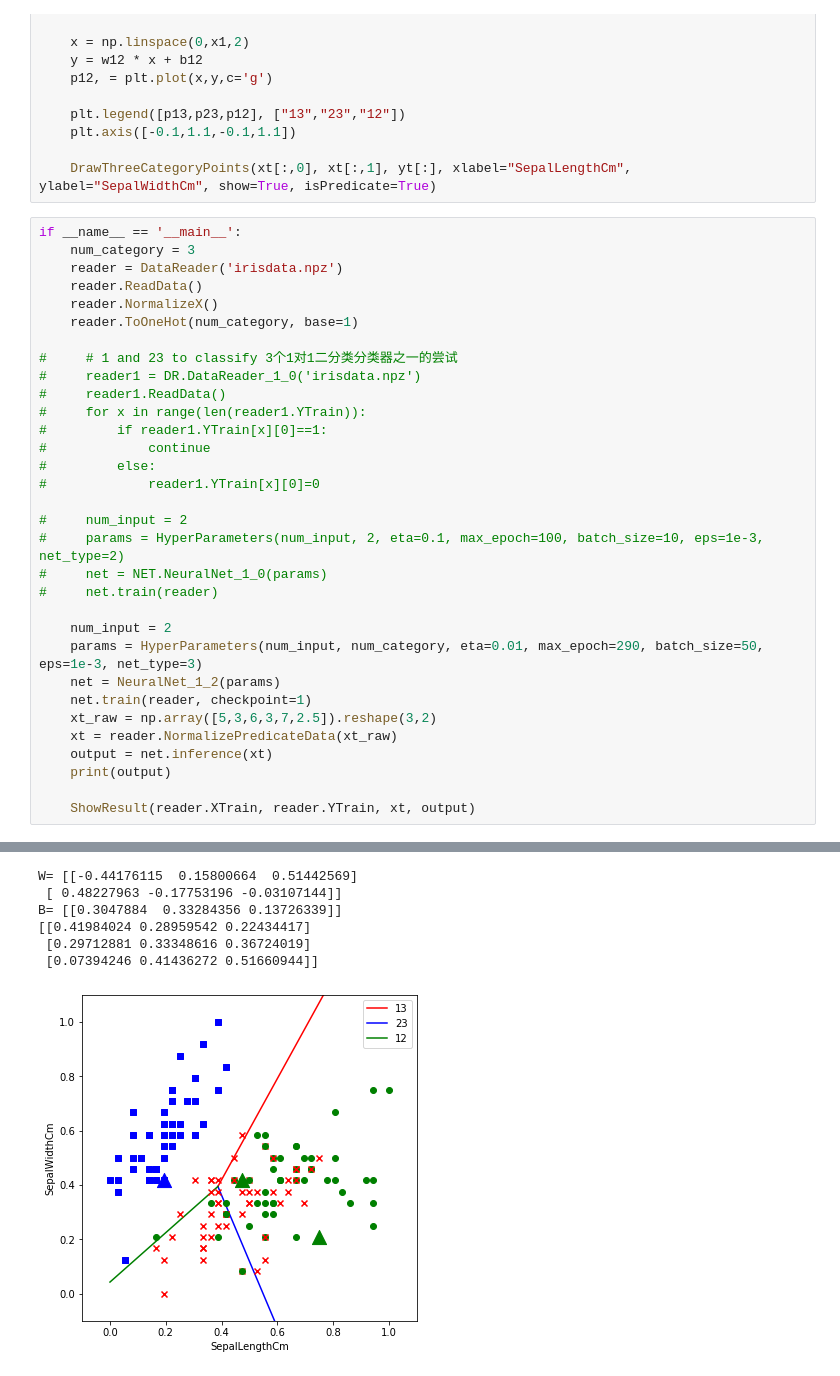
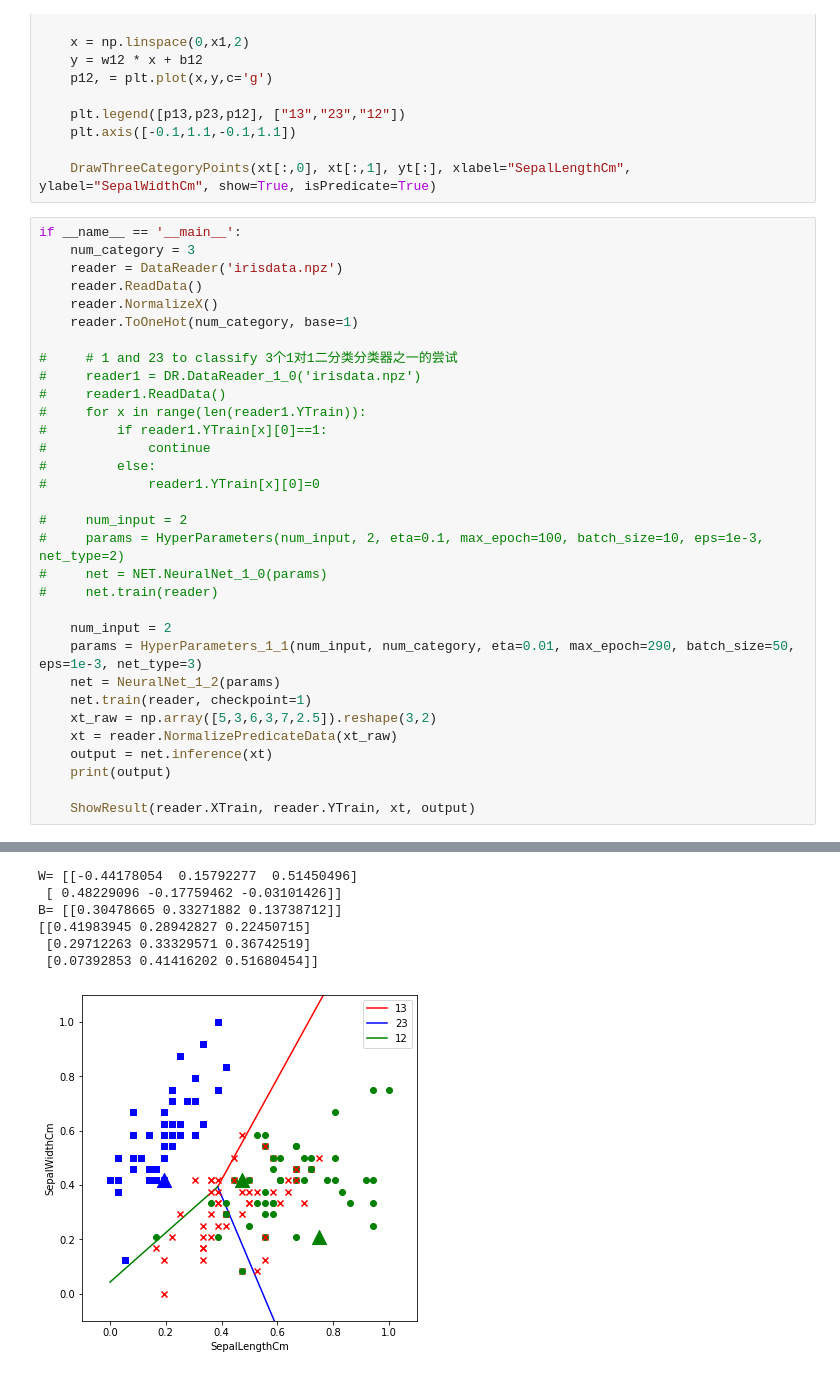
Before and after one commit to Icepallas/MSRA_project_NeuralNet, a Jupyter notebook: Iris.ipynb, the cells around one changed output, grey strips where cells are left out. Drawn from its saved outputs; the diff is of its cells as text.

```diff
--- a/Iris.ipynb
+++ b/Iris.ipynb
@@ -332,38 +333,38 @@ if __name__ == '__main__':
     reader = DataReader('irisdata.npz')
     reader.ReadData()
     reader.NormalizeX()
     reader.ToOneHot(num_category, base=1)
 
 #     # 1 and 23 to classify 3个1对1二分类分类器之一的尝试
 #     reader1 = DR.DataReader_1_0('irisdata.npz')
 #     reader1.ReadData()
 #     for x in range(len(reader1.YTrain)):
 #         if reader1.YTrain[x][0]==1:
 #             continue
 #         else:
 #             reader1.YTrain[x][0]=0
 
 #     num_input = 2
 #     params = HyperParameters(num_input, 2, eta=0.1, max_epoch=100, batch_size=10, eps=1e-3, net_type=2)
 #     net = NET.NeuralNet_1_0(params)
 #     net.train(reader)
 
     num_input = 2
-    params = HyperParameters(num_input, num_category, eta=0.01, max_epoch=290, batch_size=50, eps=1e-3, net_type=3)
+    params = HyperParameters_1_1(num_input, num_category, eta=0.01, max_epoch=290, batch_size=50, eps=1e-3, net_type=3)
     net = NeuralNet_1_2(params)
     net.train(reader, checkpoint=1)
     xt_raw = np.array([5,3,6,3,7,2.5]).reshape(3,2)
     xt = reader.NormalizePredicateData(xt_raw)
     output = net.inference(xt)
     print(output)
 
     ShowResult(reader.XTrain, reader.YTrain, xt, output)
 # %% [output]
 [figure]
-W= [[-0.44176115  0.15800664  0.51442569]
- [ 0.48227963 -0.17753196 -0.03107144]]
-B= [[0.3047884  0.33284356 0.13726339]]
-[[0.41984024 0.28959542 0.22434417]
- [0.29712881 0.33348616 0.36724019]
- [0.07394246 0.41436272 0.51660944]]
+W= [[-0.44178054  0.15792277  0.51450496]
+ [ 0.48229096 -0.17759462 -0.03101426]]
+B= [[0.30478665 0.33271882 0.13738712]]
+[[0.41983945 0.28942827 0.22450715]
+ [0.29712263 0.33329571 0.36742519]
+ [0.07392853 0.41416202 0.51680454]]
-[figure, old version]
+[figure, new version]
```
Also changed, not shown: parts of 1 cell of this notebook.
